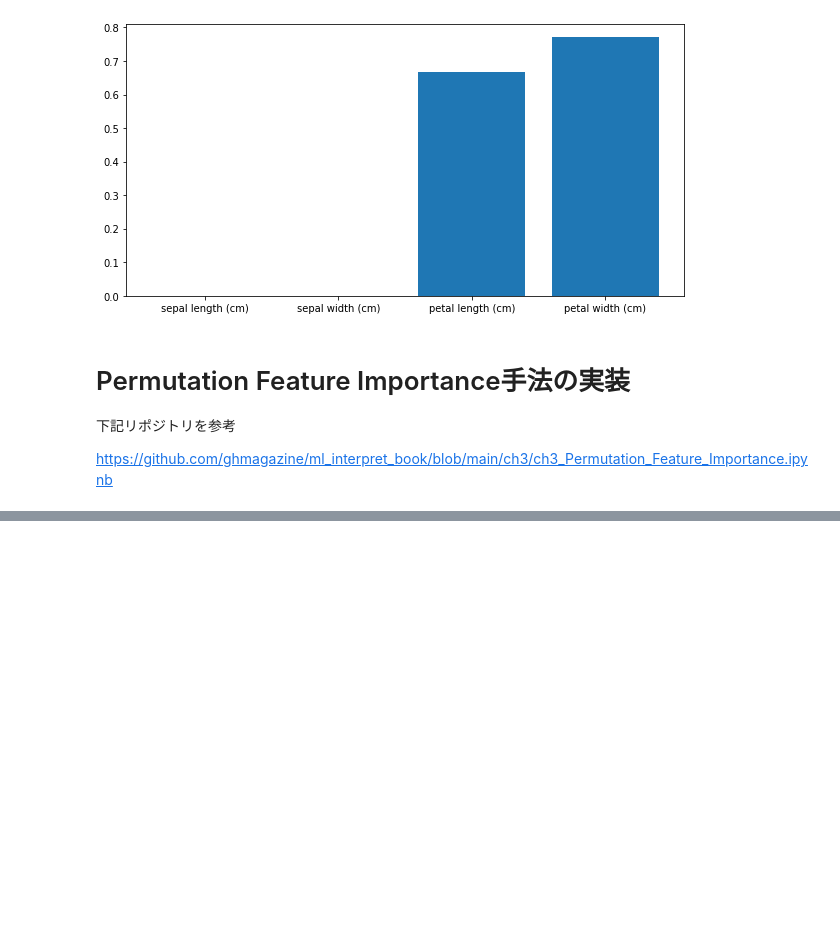
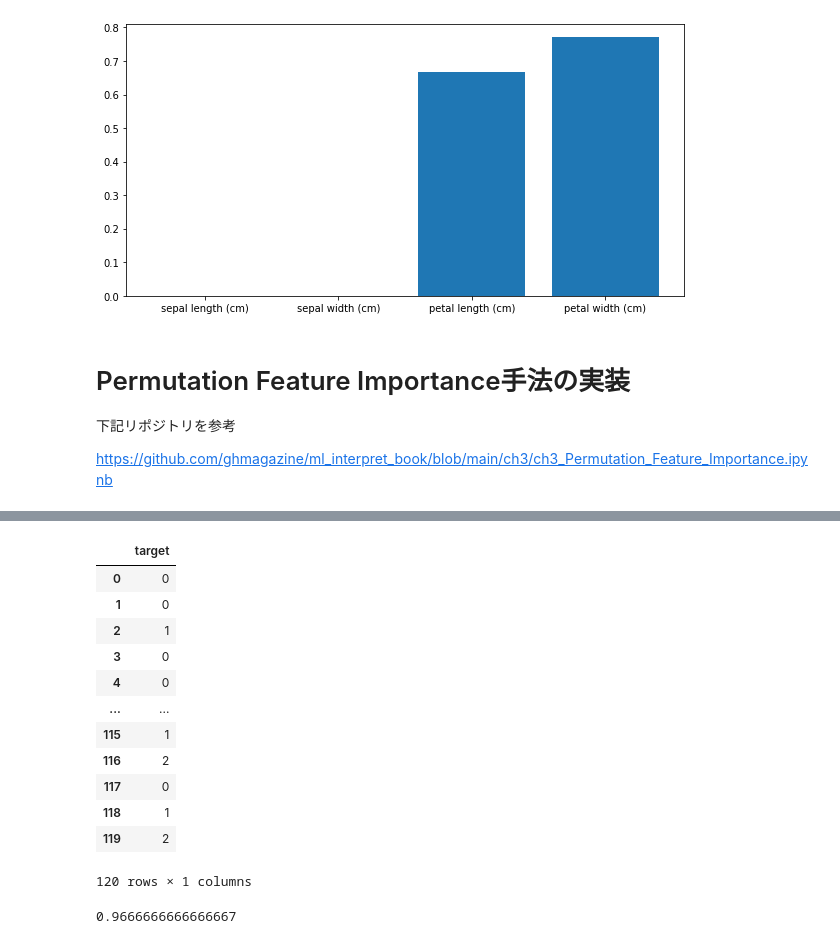
Before and after one commit to naonaorange/xai_samples, a Jupyter notebook: pfi_categorize_iris.ipynb, the cells around one changed output, grey strips where cells are left out. Saved outputs shown, nothing was run; the diff lists cells and outputs as text; code cells hidden in the pictures; blank space fills up the shorter version.

```diff
--- a/pfi_categorize_iris.ipynb
+++ b/pfi_categorize_iris.ipynb
@@ -222,0 +245,28 @@ pfi.plot(importance_type="difference")
+# %%
+y_train_df = pd.DataFrame(y_train, columns=['target'])
+y_test_df = pd.DataFrame(y_test, columns=['target'])
+y_train_df
+# %% [output]
+|  | target |
+| 0 | 0 |
+| 1 | 0 |
+| 2 | 1 |
+| 3 | 0 |
+| 4 | 0 |
+| ... | ... |
+| 115 | 1 |
+| 116 | 2 |
+| 117 | 0 |
+| 118 | 1 |
+| 119 | 2 |
+120 rows × 1 columns
+# %%
+from sklearn.ensemble import RandomForestClassifier
+from sklearn.metrics import accuracy_score
+
+model = sklearn.ensemble.RandomForestClassifier(n_estimators=2, max_depth = 3, random_state=2)
+model.fit(X_train_df, y_train_df)
+
+accuracy_score(y_test_df, model.predict(X_test_df))
+# %% [output]
+0.9666666666666667
```
Also changed, not shown: parts of 6 cells of this notebook, 2 other files.
